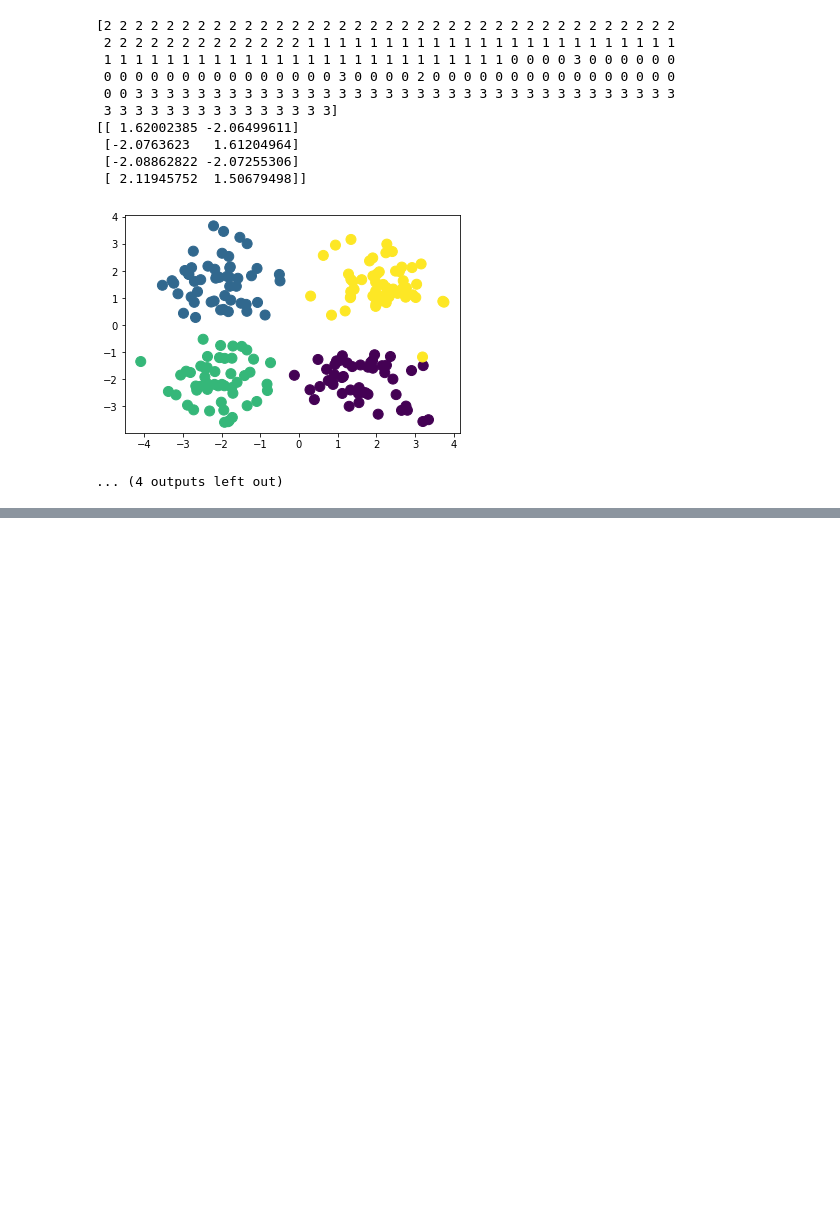
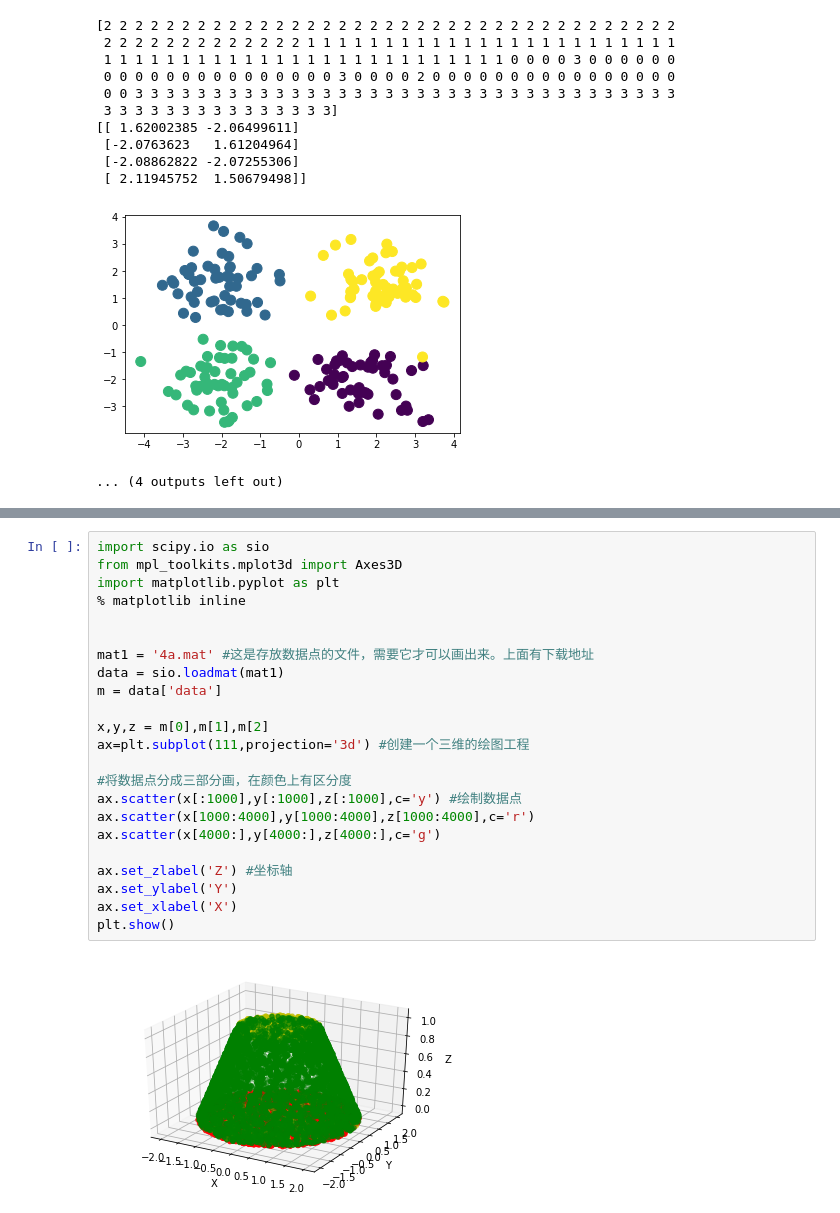
Before and after one commit to m-L-0/17b-Caoguohong-2015, a Jupyter notebook: FashionMNIST_Challenge/text.ipynb, the cells around one changed output, grey strips where cells are left out. Saved outputs shown, nothing was run; the diff lists cells and outputs as text; blank space fills up the shorter version.

```diff
--- a/FashionMNIST_Challenge/text.ipynb
+++ b/FashionMNIST_Challenge/text.ipynb
@@ -123,0 +201,25 @@ with tf.Session() as sess:
+# %%
+import scipy.io as sio
+from mpl_toolkits.mplot3d import Axes3D
+import matplotlib.pyplot as plt
+% matplotlib inline
+
+
+mat1 = '4a.mat' #这是存放数据点的文件，需要它才可以画出来。上面有下载地址
+data = sio.loadmat(mat1)
+m = data['data']
+
+x,y,z = m[0],m[1],m[2]
+ax=plt.subplot(111,projection='3d') #创建一个三维的绘图工程
+
+#将数据点分成三部分画，在颜色上有区分度
+ax.scatter(x[:1000],y[:1000],z[:1000],c='y') #绘制数据点
+ax.scatter(x[1000:4000],y[1000:4000],z[1000:4000],c='r')
+ax.scatter(x[4000:],y[4000:],z[4000:],c='g')
+
+ax.set_zlabel('Z') #坐标轴
+ax.set_ylabel('Y')
+ax.set_xlabel('X')
+plt.show()
+# %% [output]
+[figure, added]
```
Also changed, not shown: parts of 5 cells of this notebook, 5 other files.
